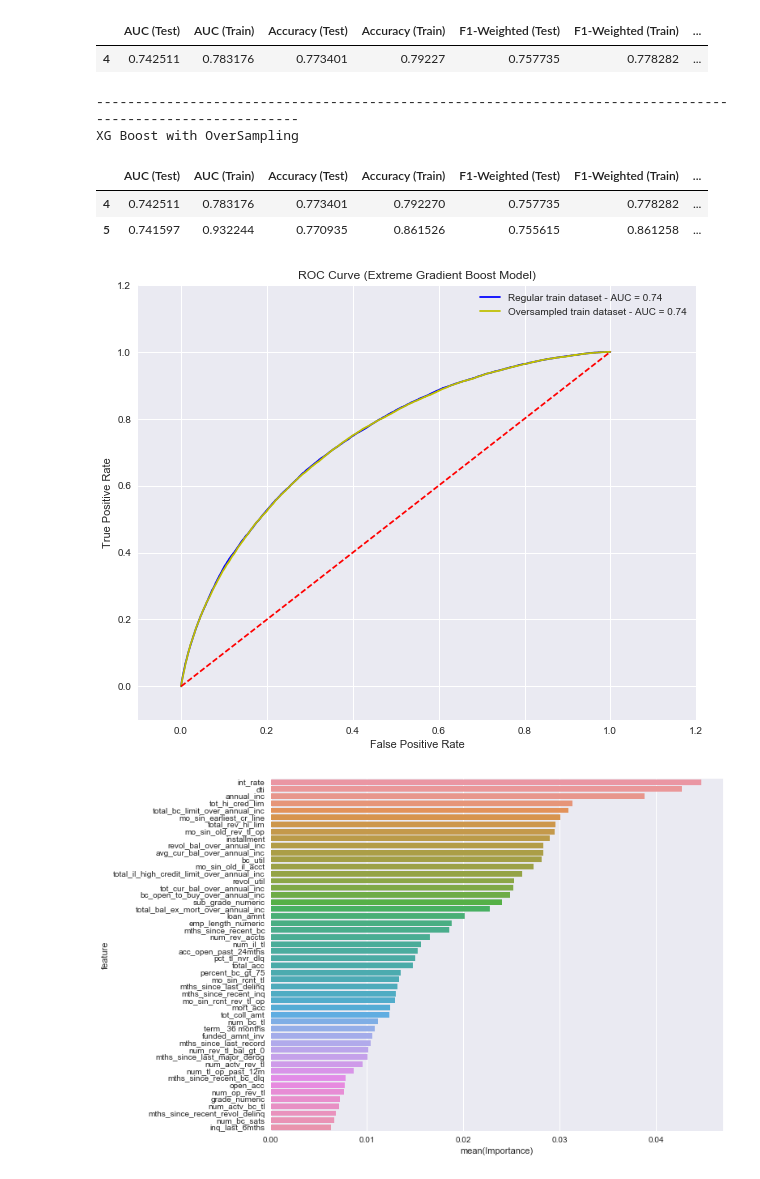
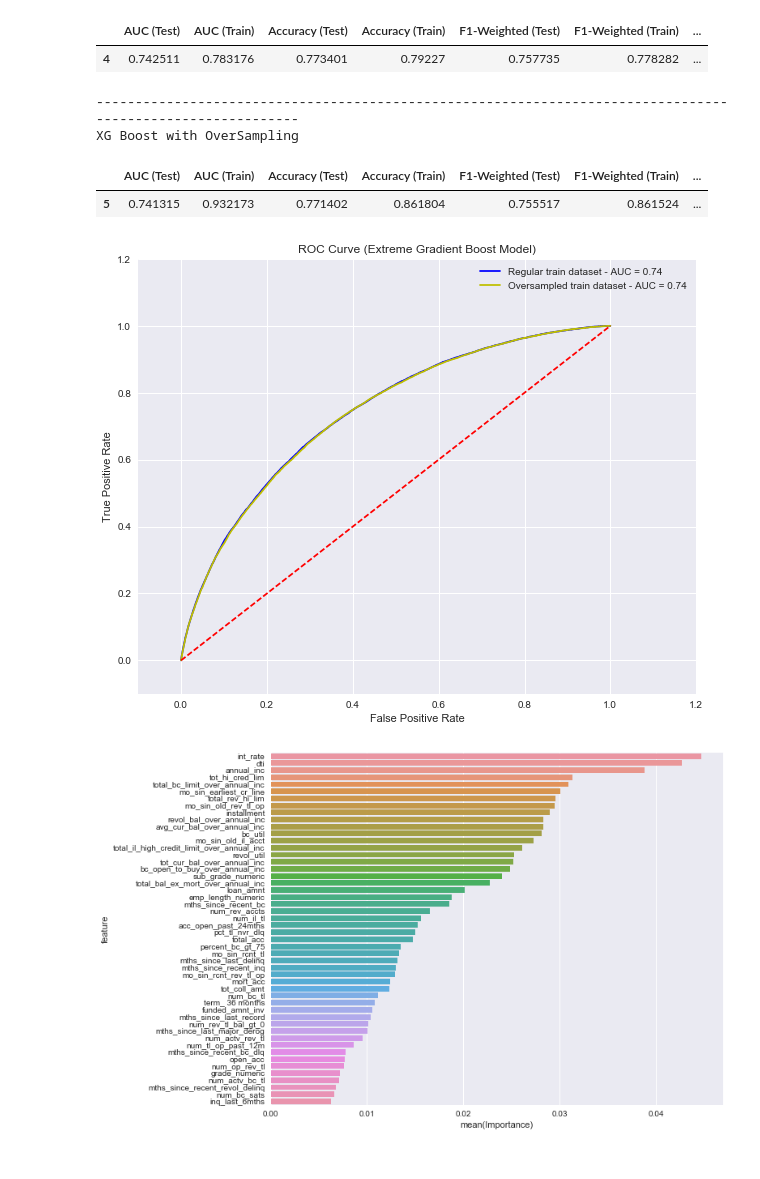
Before and after one commit to anurekhat/Capstone, a Jupyter notebook: LendingClub/ModellingLendingClubLoans.ipynb, the cells around one changed output. Cells and saved outputs as stored; diff of their text form; code cells hidden in the pictures.

```diff
--- a/LendingClub/ModellingLendingClubLoans.ipynb
+++ b/LendingClub/ModellingLendingClubLoans.ipynb
@@ -31,7 +31,7 @@ plt.rcParams['figure.figsize'] = (10.0, 8.0)
 #Read the prepared dataset
 loans = pd.read_csv('prepared_loans.csv')
 #create pandas_ml ModelFrame object
-loans_mf = pdml.ModelFrame(loans)
+loans_mf = pdml.ModelFrame(loans.drop(['grade', 'roi_inv'], axis = 1))
 # %%
 #Split into training and test data sets
 train_loans, test_loans = loans_mf.model_selection.train_test_split(test_size = 0.20, random_state = 6)
@@ -280,19 +273,18 @@ XG Boost
 # %%
 # XGBoost with over sampled training set
 xg_est_smpled = loans_mf.xgboost.XGBClassifier(booster = 'gbtree',n_jobs=-1, silent=False,
                                         learning_rate=0.15, min_child_weight=1, max_depth=5, gamma=0.1, max_delta_step=1,
                                         subsample=0.8, colsample_bytree = 0.8,  scale_pos_weight=1,
                                         objective='binary:logistic', eval_metric = 'auc', random_state=4,
                                         missing=None, n_estimators=300)
 xg_est_smpled.fit(sampled_lr_loans.data, sampled_lr_loans.target, eval_metric = 'auc')
 allmodelscores = allmodelscores.append(score_the_model(sampled_lr_loans, test_loans, xg_est_smpled, model_key='XG Boost with OverSampling'), ignore_index=True)
-allmodelscores.tail(2)
+allmodelscores.tail(1)
 # %% [output]
 -----------------------------------------------------------------------------------------------------------
 XG Boost with OverSampling
 |  | AUC (Test) | AUC (Train) | Accuracy (Test) | Accuracy (Train) | F1-Weighted (Test) | F1-Weighted (Train) | ... |
-| 4 | 0.742511 | 0.783176 | 0.773401 | 0.792270 | 0.757735 | 0.778282 | ... |
-| 5 | 0.741597 | 0.932244 | 0.770935 | 0.861526 | 0.755615 | 0.861258 | ... |
+| 5 | 0.741315 | 0.932173 | 0.771402 | 0.861804 | 0.755517 | 0.861524 | ... |
 # %%
 # ROC Curve
 xg_fpr, xg_tpr, xg_threshold = roc_curve(np.array(test_loans.target),xg_est.predict_proba(test_loans.data)[:,1] )
@@ -310,7 +302,7 @@ plt.ylabel('True Positive Rate')
 plt.xlabel('False Positive Rate')
 plt.show()
 # %% [output]
-[figure, old version]
+[figure, new version]
 # %%
 xg_importance = xg_est.feature_importances_
 xg_importance = pd.DataFrame(xg_importance, index=train_loans.data.columns,
```
Also changed, not shown: parts of 18 cells of this notebook, 2 other files.
